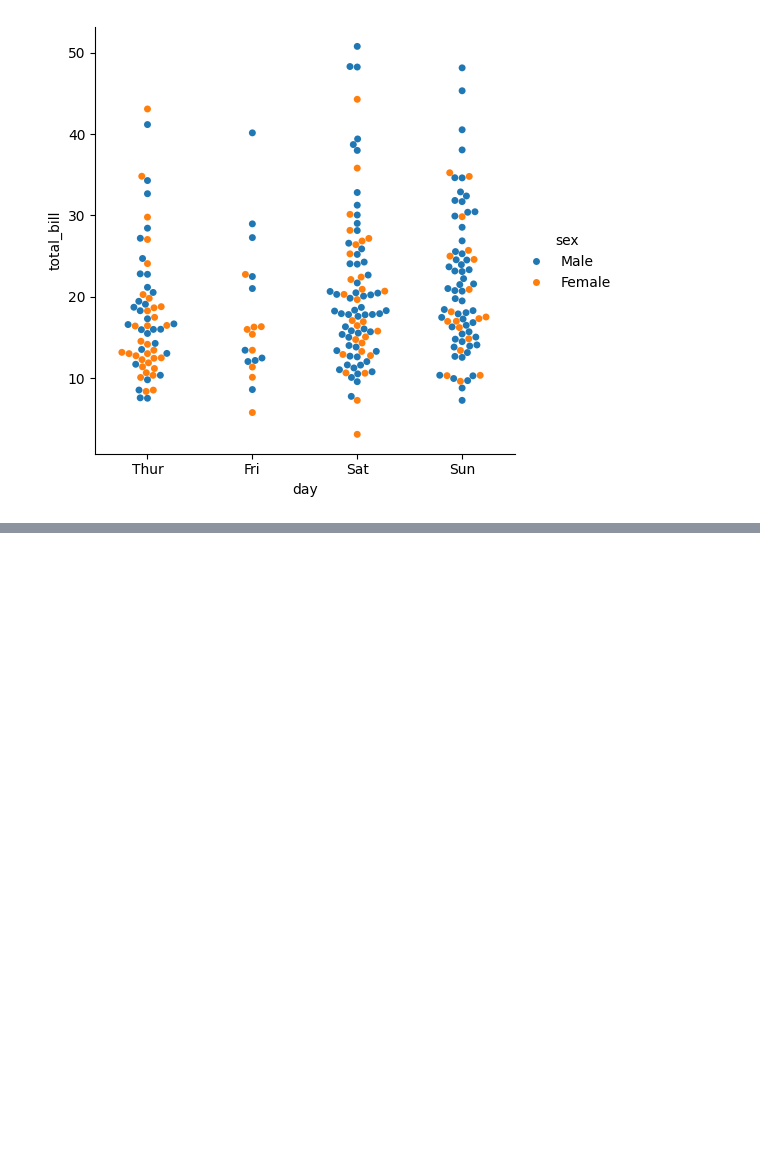
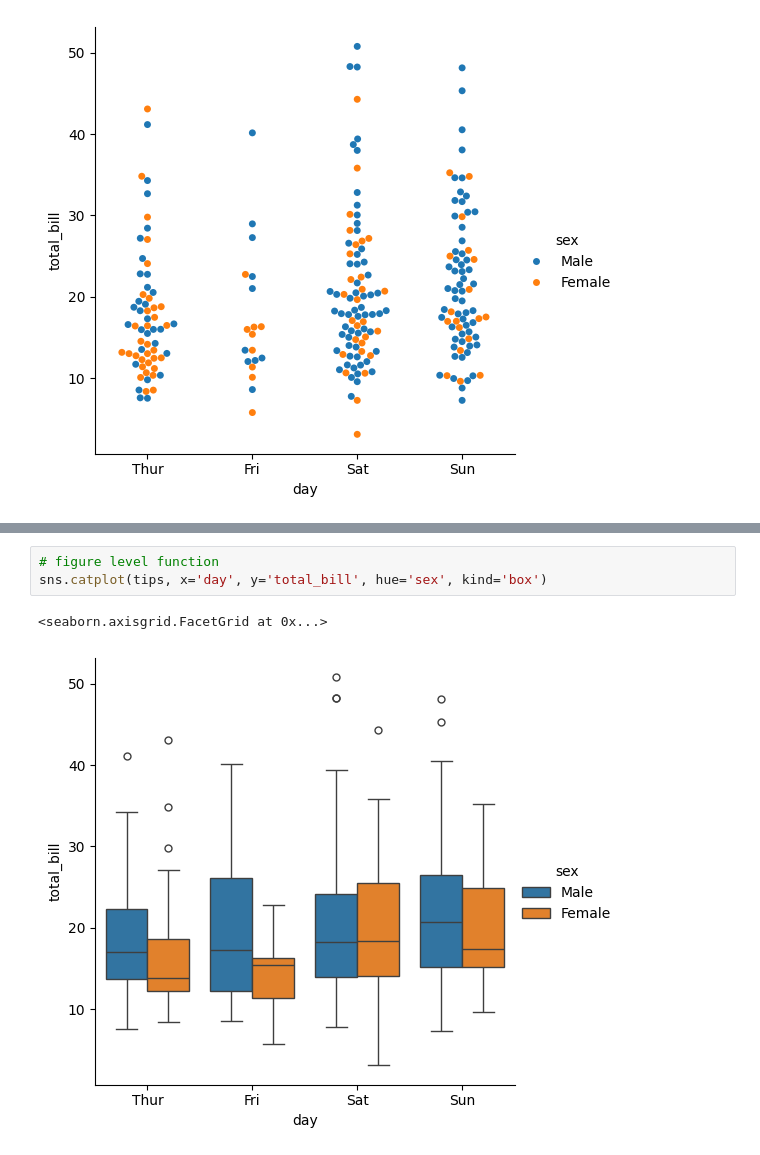
Before and after one commit to Muhammad-Waleed-Source/Chat-Room, a Jupyter notebook: Seaborn_2.ipynb, the cells around one changed output, grey strips where cells are left out. Cells and saved outputs as stored; diff of their text form; blank space fills up the shorter version.

```diff
--- a/Seaborn_2.ipynb
+++ b/Seaborn_2.ipynb
@@ -89,0 +110,6 @@ sns.catplot(tips, x='day', y='total_bill', kind='swarm', hue='sex')
+# %%
+# figure level function
+sns.catplot(tips, x='day', y='total_bill', hue='sex', kind='box')
+# %% [output]
+<seaborn.axisgrid.FacetGrid at 0x...>
+[figure, added]
```
Also changed, not shown: parts of 10 cells of this notebook.
